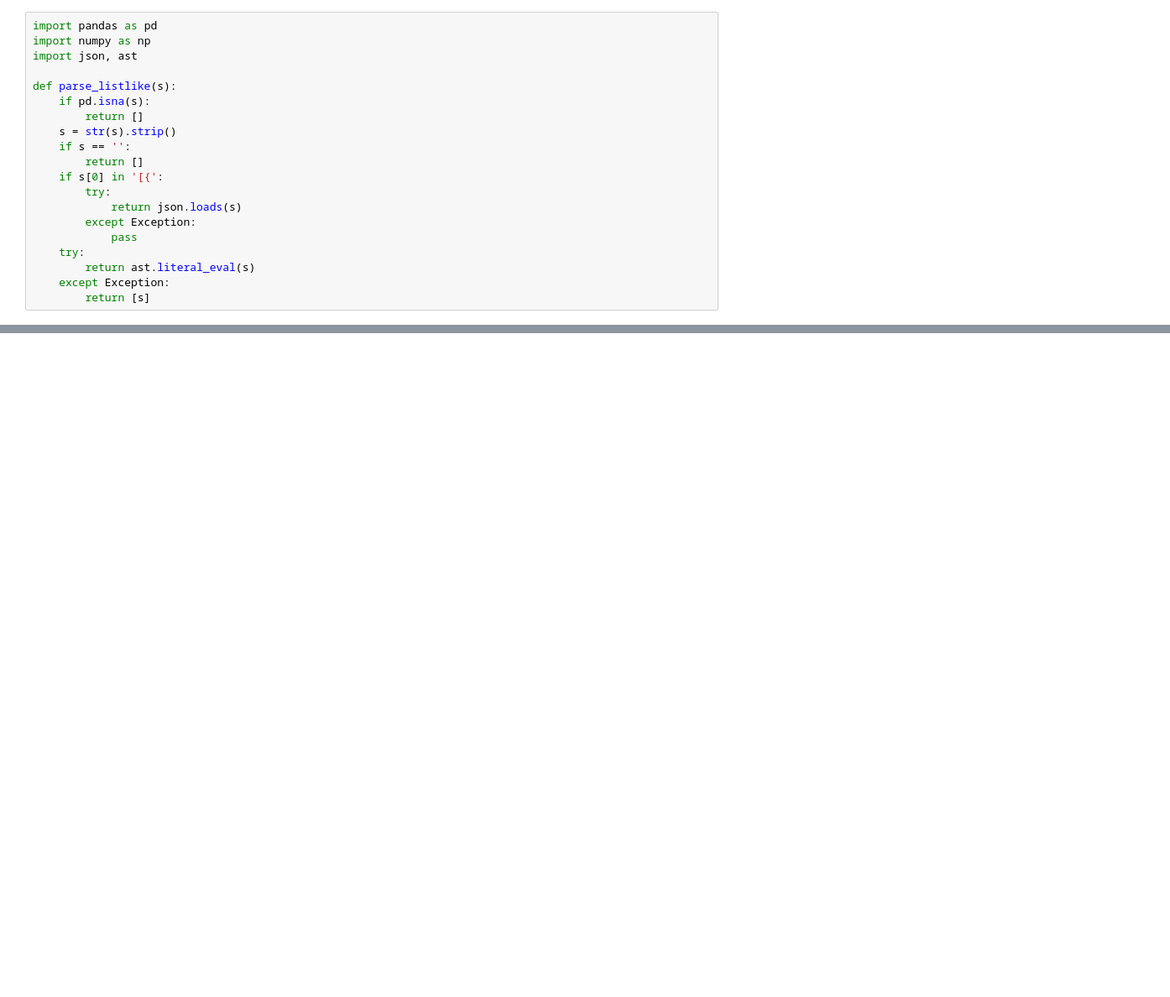
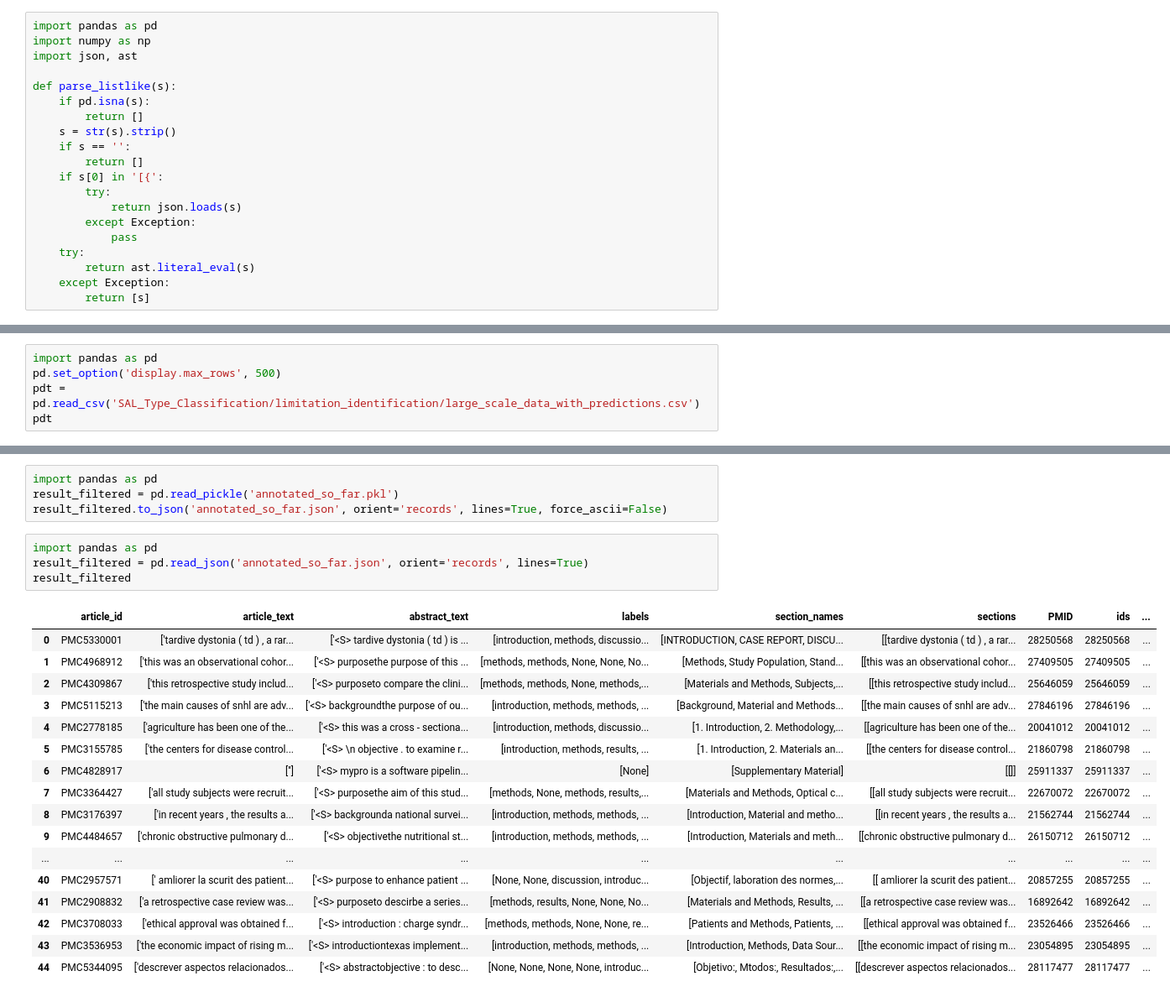
Before and after one commit to sylvey/DPR_Abstract_Generation, a Jupyter notebook: section_normalization/annotation_pre.ipynb, the cells around one changed output, grey strips where cells are left out. Shown at 84% size. Drawn from its saved outputs; the diff is of its cells as text; blank space fills up the shorter version.

```diff
--- a/section_normalization/annotation_pre.ipynb
+++ b/section_normalization/annotation_pre.ipynb
@@ -279,0 +379,5 @@ out.to_excel('for_train_annotation_trial.xlsx')
+# %%
+import pandas as pd
+pd.set_option('display.max_rows', 500)
+pdt = pd.read_csv('SAL_Type_Classification/limitation_identification/large_scale_data_with_predictions.csv')
+pdt
@@ -279,0 +610,26 @@ out.to_excel('for_train_annotation_trial.xlsx')
+# %%
+import pandas as pd
+result_filtered = pd.read_pickle('annotated_so_far.pkl')
+result_filtered.to_json('annotated_so_far.json', orient='records', lines=True, force_ascii=False)
+# %%
+import pandas as pd
+result_filtered = pd.read_json('annotated_so_far.json', orient='records', lines=True)
+result_filtered
+# %% [output]
+|  | article_id | article_text | abstract_text | labels | section_names | sections | PMID | ids | ... |
+| 0 | PMC5330001 | ['tardive dystonia ( td ) , a rar... | ['<S> tardive dystonia ( td ) is ... | [introduction, methods, discussio... | [INTRODUCTION, CASE REPORT, DISCU... | [[tardive dystonia ( td ) , a rar... | 28250568 | 28250568 | ... |
+| 1 | PMC4968912 | ['this was an observational cohor... | ['<S> purposethe purpose of this ... | [methods, methods, None, None, No... | [Methods, Study Population, Stand... | [[this was an observational cohor... | 27409505 | 27409505 | ... |
+| 2 | PMC4309867 | ['this retrospective study includ... | ['<S> purposeto compare the clini... | [methods, methods, None, methods,... | [Materials and Methods, Subjects,... | [[this retrospective study includ... | 25646059 | 25646059 | ... |
+| 3 | PMC5115213 | ['the main causes of snhl are adv... | ['<S> backgroundthe purpose of ou... | [introduction, methods, methods, ... | [Background, Material and Methods... | [[the main causes of snhl are adv... | 27846196 | 27846196 | ... |
+| 4 | PMC2778185 | ['agriculture has been one of the... | ['<S> this was a cross - sectiona... | [introduction, methods, discussio... | [1. Introduction, 2. Methodology,... | [[agriculture has been one of the... | 20041012 | 20041012 | ... |
+| 5 | PMC3155785 | ['the centers for disease control... | ['<S> \n objective . to examine r... | [introduction, methods, results, ... | [1. Introduction, 2. Materials an... | [[the centers for disease control... | 21860798 | 21860798 | ... |
+| 6 | PMC4828917 | [''] | ['<S> mypro is a software pipelin... | [None] | [Supplementary Material] | [[]] | 25911337 | 25911337 | ... |
+| 7 | PMC3364427 | ['all study subjects were recruit... | ['<S> purposethe aim of this stud... | [methods, None, methods, results,... | [Materials and Methods, Optical c... | [[all study subjects were recruit... | 22670072 | 22670072 | ... |
+| 8 | PMC3176397 | ['in recent years , the results a... | ['<S> backgrounda national survei... | [introduction, methods, methods, ... | [Introduction, Material and metho... | [[in recent years , the results a... | 21562744 | 21562744 | ... |
+| 9 | PMC4484657 | ['chronic obstructive pulmonary d... | ['<S> objectivethe nutritional st... | [introduction, methods, methods, ... | [Introduction, Materials and meth... | [[chronic obstructive pulmonary d... | 26150712 | 26150712 | ... |
+| ... | ... | ... | ... | ... | ... | ... | ... | ... | ... |
+| 40 | PMC2957571 | [' amliorer la scurit des patient... | ['<S> purpose to enhance patient ... | [None, None, discussion, introduc... | [Objectif, laboration des normes,... | [[ amliorer la scurit des patient... | 20857255 | 20857255 | ... |
+| 41 | PMC2908832 | ['a retrospective case review was... | ['<S> purposeto descirbe a series... | [methods, results, None, None, No... | [Materials and Methods, Results, ... | [[a retrospective case review was... | 16892642 | 16892642 | ... |
+| 42 | PMC3708033 | ['ethical approval was obtained f... | ['<S> introduction : charge syndr... | [methods, methods, None, None, re... | [Patients and Methods, Patients, ... | [[ethical approval was obtained f... | 23526466 | 23526466 | ... |
+| 43 | PMC3536953 | ['the economic impact of rising m... | ['<S> introductiontexas implement... | [introduction, methods, methods, ... | [Introduction, Methods, Data Sour... | [[the economic impact of rising m... | 23054895 | 23054895 | ... |
+| 44 | PMC5344095 | ['descrever aspectos relacionados... | ['<S> abstractobjective : to desc... | [None, None, None, None, introduc... | [Objetivo:, Mtodos:, Resultados:,... | [[descrever aspectos relacionados... | 28117477 | 28117477 | ... |
```
Also changed, not shown: parts of 45 cells of this notebook, 17 other files.
